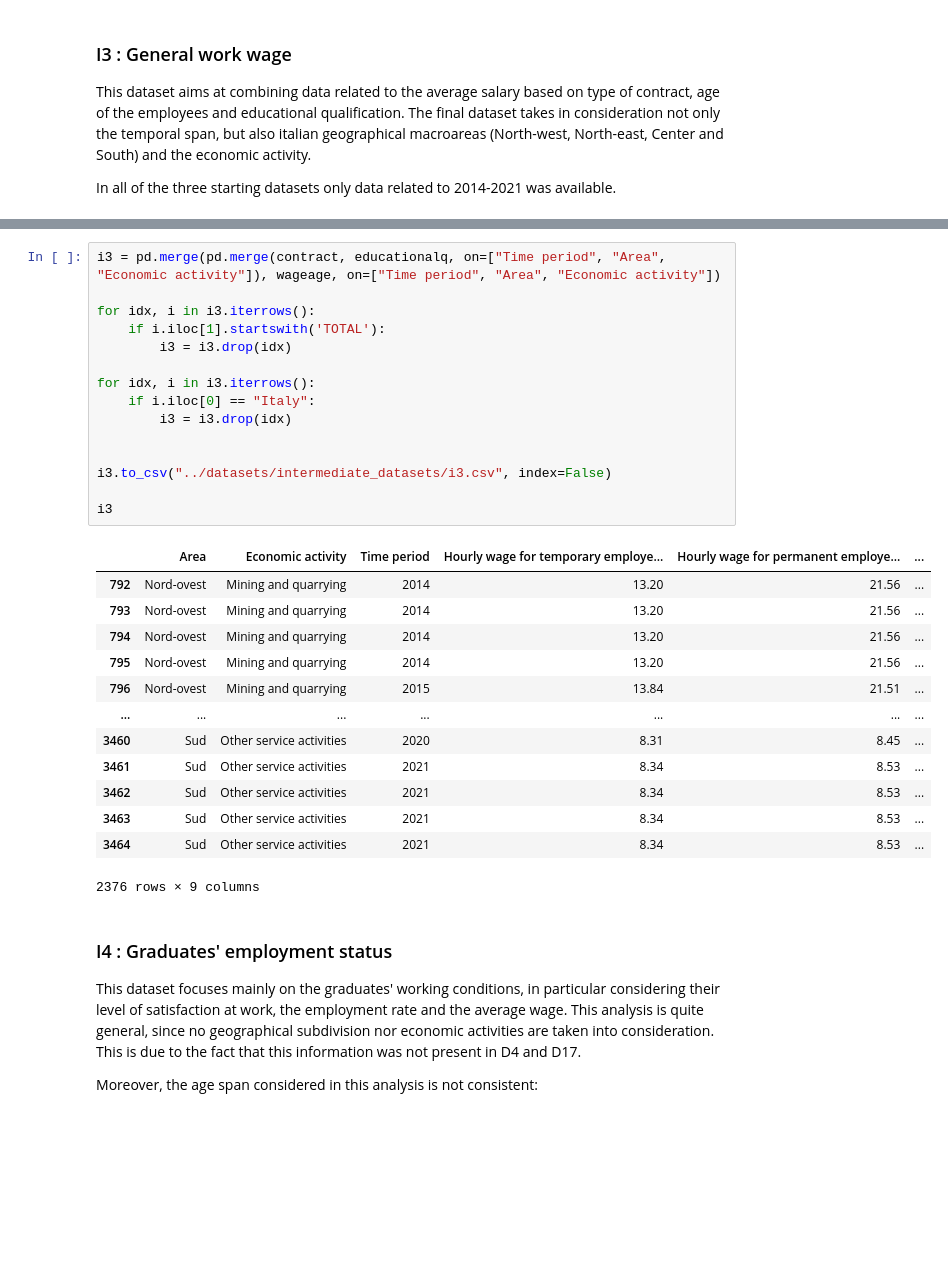
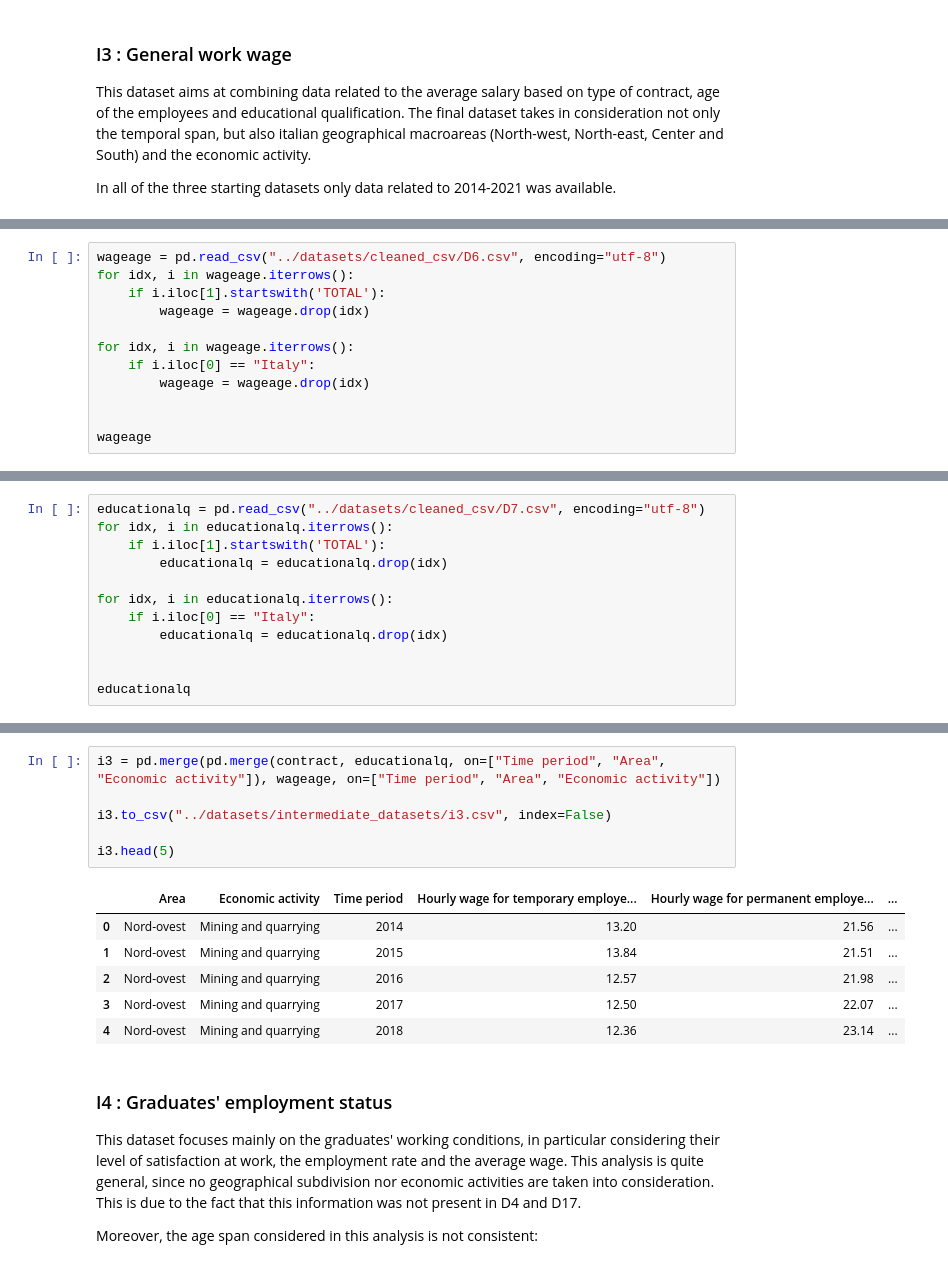
Before and after one commit to giorgiacrosilla/cif, a Jupyter notebook: datasets/intermediate_datasets.ipynb, the cells around one changed output, grey strips where cells are left out. Cells and saved outputs as stored; diff of their text form; blank space fills up the shorter version.

```diff
--- a/datasets/intermediate_datasets.ipynb
+++ b/datasets/intermediate_datasets.ipynb
@@ -258,0 +202,12 @@ educationalq
+# %%
+wageage = pd.read_csv("../datasets/cleaned_csv/D6.csv", encoding="utf-8")
+for idx, i in wageage.iterrows():
+    if i.iloc[1].startswith('TOTAL'):
+        wageage = wageage.drop(idx)
+
+for idx, i in wageage.iterrows():
+    if i.iloc[0] == "Italy":
+        wageage = wageage.drop(idx)
+
+
+wageage
@@ -258,0 +228,12 @@ educationalq
+# %%
+educationalq = pd.read_csv("../datasets/cleaned_csv/D7.csv", encoding="utf-8")
+for idx, i in educationalq.iterrows():
+    if i.iloc[1].startswith('TOTAL'):
+        educationalq = educationalq.drop(idx)
+
+for idx, i in educationalq.iterrows():
+    if i.iloc[0] == "Italy":
+        educationalq = educationalq.drop(idx)
+
+
+educationalq
@@ -259,32 +254,16 @@ educationalq
 # %%
 i3 = pd.merge(pd.merge(contract, educationalq, on=["Time period", "Area", "Economic activity"]), wageage, on=["Time period", "Area", "Economic activity"])
 
-for idx, i in i3.iterrows():
-    if i.iloc[1].startswith('TOTAL'):
-        i3 = i3.drop(idx)
-
-for idx, i in i3.iterrows():
-    if i.iloc[0] == "Italy":
-        i3 = i3.drop(idx)
-
-
 i3.to_csv("../datasets/intermediate_datasets/i3.csv", index=False)
 
-i3
+i3.head(5)
 # %% [output]
 |  | Area | Economic activity | Time period | Hourly wage for temporary employe... | Hourly wage for permanent employe... | ... |
-| 792 | Nord-ovest | Mining and quarrying | 2014 | 13.20 | 21.56 | ... |
-| 793 | Nord-ovest | Mining and quarrying | 2014 | 13.20 | 21.56 | ... |
-| 794 | Nord-ovest | Mining and quarrying | 2014 | 13.20 | 21.56 | ... |
-| 795 | Nord-ovest | Mining and quarrying | 2014 | 13.20 | 21.56 | ... |
-| 796 | Nord-ovest | Mining and quarrying | 2015 | 13.84 | 21.51 | ... |
-| ... | ... | ... | ... | ... | ... | ... |
-| 3460 | Sud | Other service activities | 2020 | 8.31 | 8.45 | ... |
-| 3461 | Sud | Other service activities | 2021 | 8.34 | 8.53 | ... |
-| 3462 | Sud | Other service activities | 2021 | 8.34 | 8.53 | ... |
-| 3463 | Sud | Other service activities | 2021 | 8.34 | 8.53 | ... |
-| 3464 | Sud | Other service activities | 2021 | 8.34 | 8.53 | ... |
+| 0 | Nord-ovest | Mining and quarrying | 2014 | 13.20 | 21.56 | ... |
+| 1 | Nord-ovest | Mining and quarrying | 2015 | 13.84 | 21.51 | ... |
+| 2 | Nord-ovest | Mining and quarrying | 2016 | 12.57 | 21.98 | ... |
+| 3 | Nord-ovest | Mining and quarrying | 2017 | 12.50 | 22.07 | ... |
+| 4 | Nord-ovest | Mining and quarrying | 2018 | 12.36 | 23.14 | ... |
-2376 rows × 9 columns
 # %% [markdown]
 ### I4 : Graduates' employment status
 
```
Also changed, not shown: parts of 9 cells of this notebook.
